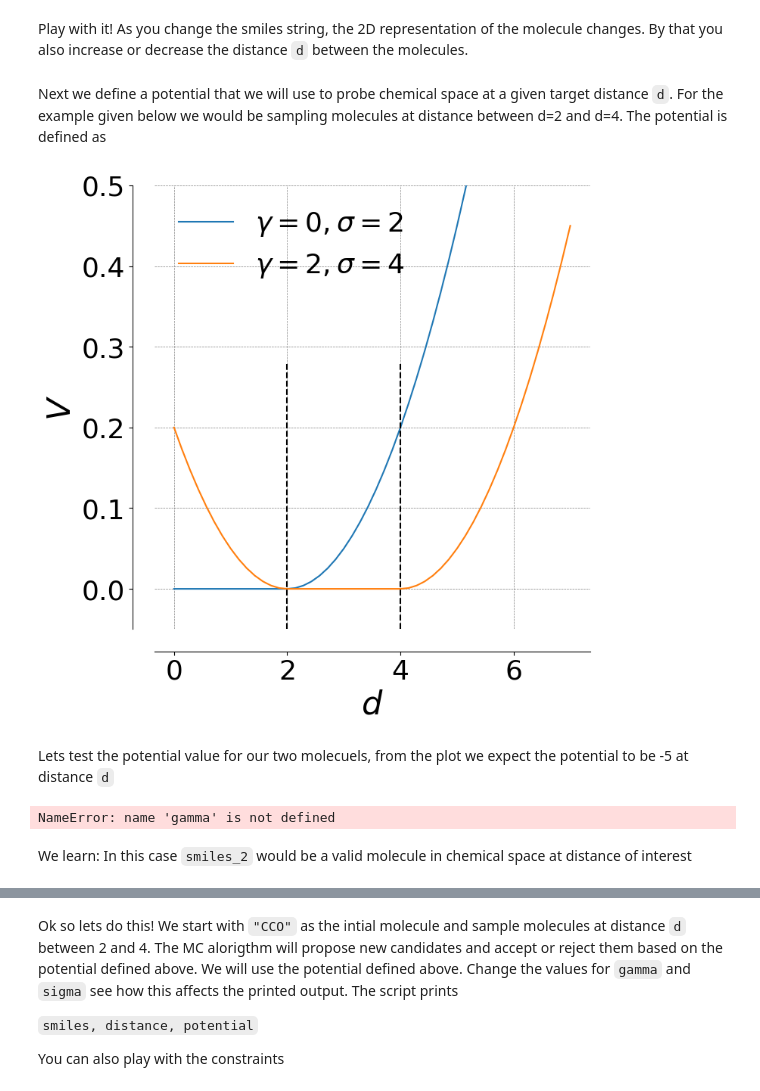
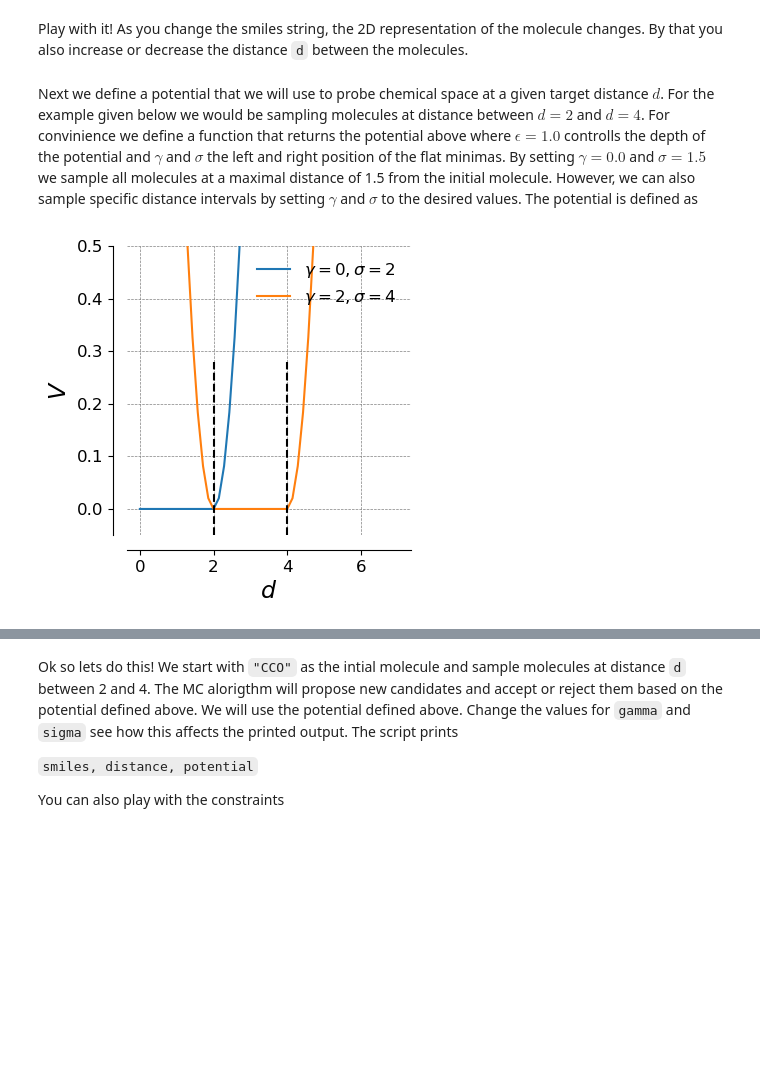
Before and after one commit to kvkarandashev/mosaics-dev, a Jupyter notebook: examples/05_chemspacesampler/tutorial/tutorial.ipynb, the cells around one changed output, grey strips where cells are left out. Saved outputs shown, nothing was run; the diff lists cells and outputs as text; code cells hidden in the pictures; blank space fills up the shorter version.

```diff
--- a/examples/05_chemspacesampler/tutorial/tutorial.ipynb
+++ b/examples/05_chemspacesampler/tutorial/tutorial.ipynb
@@ -33,18 +11,0 @@ nBits = 2048
-# %%
-smiles_1, smiles_2 =  "CC(=O)OC1=CC=CC=C1C(=O)O", "CCCCC"
-
-def initialize_from_smiles(SMILES):
-    bits = 2048
-    smiles_with_H = Chem.MolToSmiles(Chem.AddHs(Chem.MolFromSmiles(SMILES)))
-    output =  SMILES_to_egc(smiles_with_H)
-    rdkit_init = Chem.AddHs(Chem.MolFromSmiles(smiles_with_H))
-    X_init = chemspace_potentials.get_all_FP([rdkit_init],fp_type="MorganFingerprint", nBits=bits)
-
-    return X_init,rdkit_init, output
-
-X_1, rdkit_1, egc_1 = initialize_from_smiles(smiles_1)
-X_2, rdkit_2, egc_2 = initialize_from_smiles(smiles_2)
-
-
-d = norm(X_1 - X_2)
-print(d)
@@ -61,32 +41,6 @@ Play with it! As you change the smiles string, the 2D representation of the mole
 # %% [markdown]
-Next we define a potential that we will use to probe chemical space at a given target distance `d`. For the example given below we would be sampling molecules at distance between d=2 and d=4. The potential is defined as
+Next we define a potential that we will use to probe chemical space at a given target distance $d$. For the example given below we would be sampling molecules at distance between $d=2$ and $d=4$. For convinience we define a function that returns the potential above where $\epsilon=1.0$ controlls the depth of the potential and $\gamma$ and $\sigma$ the left and right position of the flat minimas. By setting $\gamma = 0.0$ and $\sigma = 1.5$ we sample all molecules at a maximal distance of 1.5 from the initial molecule. However, we can also sample specific distance intervals by setting $\gamma$ and $\sigma$ to the desired values. The potential is defined as
 # %%
-import matplotlib.pyplot as plt
-
-fs = 26
-plt.rc("font", size=fs)
-plt.rc("axes", titlesize=fs)
-plt.rc("axes", labelsize=fs)
-plt.rc("xtick", labelsize=fs)
-plt.rc("ytick", labelsize=fs)
-plt.rc("legend", fontsize=fs)
-plt.rc("figure", titlesize=fs)
-
-def make_pretty(axi):
-    """
-    Method to make the axes look pretty
-    """
-    axi.spines["right"].set_color("none")
-    axi.spines["top"].set_color("none")
-    axi.spines["bottom"].set_position(("axes", -0.05))
-    axi.spines["bottom"].set_color("black")
-    axi.spines["left"].set_color("black")
-    axi.yaxis.set_ticks_position("left")
-    axi.xaxis.set_ticks_position("bottom")
-    axi.spines["left"].set_position(("axes", -0.05))
-    return axi
-
-
 def flat_parabola_potential(d, gamma, sigma):
     """
     Flat parabola potential. Allows sampling within a distance basin
@@ -94,49 +48,41 @@ def flat_parabola_potential(d, gamma, sigma):
     and is typically set to epsilon = 5. The potential is given by:
     """
     if d < gamma:
-        return 0.05 * (d - gamma) ** 2
+        return (d - gamma) ** 2
     if gamma <= d <= sigma:
         return 0
     if d > sigma:
-        return 0.05 * (d - sigma) ** 2
+        return (d - sigma) ** 2
 
 
 epsilon = 0
 gamma1,sigma1 = 0, 2.0
 gamma2,sigma2 = 2, 4
 
 
 
-fig1, ax1 = plt.subplots(figsize=(8,8))
+fig1, ax1 = plt.subplots(figsize=(4,4))
 
 dist = np.linspace(0,7)
 y1 = [flat_parabola_potential(dval, gamma1, sigma1) for dval in dist]
 y2 = [flat_parabola_potential(dval, gamma2, sigma2) for dval in dist]
 ax1.grid(True, linestyle='--', linewidth=0.5, color='grey')
 
 ax1.plot(dist, y1, label = r"$\gamma = 0, \sigma = 2$")
 ax1.plot(dist, y2, label = r"$\gamma = 2, \sigma = 4$")
 ax1.set_ylim(-0.05, 0.5)
 ax1.axvline(x=2, ymin=0, ymax=0.6,color="black", linestyle="--")
 ax1.axvline(x=4, ymin=0, ymax=0.6,color="black", linestyle="--")
 make_pretty(ax1)
 
 
 plt.xlabel('$d$', fontsize = fs+5)
 plt.ylabel('$V$', fontsize = fs+5)
 #make the plot look nice and tight
 #add legend
 plt.legend(frameon=False)
 plt.tight_layout()
 plt.savefig(f"potential.pdf", dpi=300)
 plt.show()
 # %% [output]
-[figure, old version]
+[figure, new version]
-# %% [markdown]
-Lets test the potential value for our two molecuels, from the plot we expect the potential to be -5 at  distance `d`
-# %%
-flat_parabola_potential(d, gamma, sigma)
-# %% [output]
-NameError: name 'gamma' is not defined
-# %% [markdown]
-We learn: In this case `smiles_2` would be a valid molecule in chemical space at distance of interest
```
Also changed, not shown: parts of 21 cells of this notebook.
